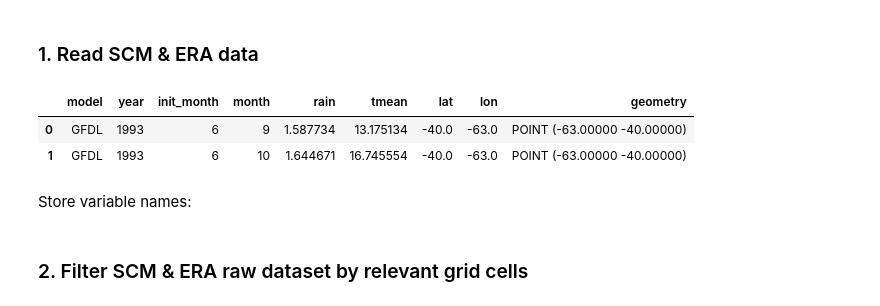
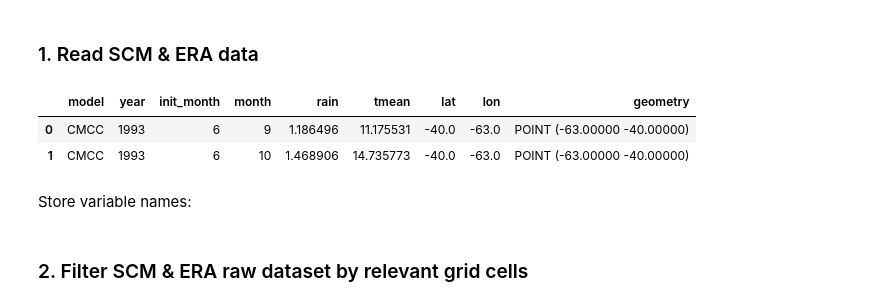
Before and after one commit to mzachow/wheat-yield-forecast-argentina, a Jupyter notebook: 4_prepare_scm_data.ipynb, the cells around one changed output. Saved outputs shown, nothing was run; the diff lists cells and outputs as text; code cells hidden in the pictures.

```diff
--- a/4_prepare_scm_data.ipynb
+++ b/4_prepare_scm_data.ipynb
@@ -21,31 +21,31 @@ pd.set_option('display.max_columns', 100)
 # %%
 # Read ERA data
 era_final = pd.read_csv("files/ERA/processed/era_final_features.csv")
 era_raw = pd.read_csv("files/ERA/processed/era_tmean_rain_all_departments.csv").assign(model="ERA", init_month=12)
 #era_raw_unstructured = pd.read_csv("files/ERA/processed/era_tmean_rain_all_departments_not_structured.csv").assign(model="ERA", init_month=12)
 
 # Read SCM data
 c3s = pd.read_csv("c3s/data/c3s_hindcasts.csv")
 nmme = pd.read_csv("nmme/data/nmme_hindcasts.csv")
-scm = pd.concat([nmme, c3s], ignore_index=True).drop_duplicates().rename(columns={"forecasted_month":"month"})
+scm = pd.concat([c3s, nmme], ignore_index=True).drop_duplicates().rename(columns={"forecasted_month":"month"})
 scm["rain"] = scm["rain"].apply(lambda x: x*1000)
 
 # Read study region polygon
 study_region = gpd.read_file("files/shapefiles/study_region.shp")
 
 # Filter SCM data by month and model
 scm = scm.loc[(scm["year"].between(1993, 2016)) & (scm["init_month"].between(6, 11) & (scm["model"].isin(['GFDL', 'CCSM4', 'NASA', 'CMCC', 'DWD', 'ECMWF', 'METFR', 'UKMO', 'ECCC', 'NCEP'])))].reset_index(drop=True)
 
 # Filter SCM data by grid cells of study region
 scm = gpd.GeoDataFrame(scm, geometry=gpd.points_from_xy(scm["lon"], scm["lat"], crs="EPSG:4326"))
 coordinates = gpd.sjoin(scm[["geometry", "lat", "lon"]].drop_duplicates(), study_region).reset_index(drop=True)[["name", "lat", "lon"]]
 scm = scm.merge(coordinates[["lat", "lon"]], on=["lat", "lon"], how="right")
 
 scm.head(2)
 # %% [output]
 |  | model | year | init_month | month | rain | tmean | lat | lon | geometry |
-| 0 | GFDL | 1993 | 6 | 9 | 1.587734 | 13.175134 | -40.0 | -63.0 | POINT (-63.00000 -40.00000) |
-| 1 | GFDL | 1993 | 6 | 10 | 1.644671 | 16.745554 | -40.0 | -63.0 | POINT (-63.00000 -40.00000) |
+| 0 | CMCC | 1993 | 6 | 9 | 1.186496 | 11.175531 | -40.0 | -63.0 | POINT (-63.00000 -40.00000) |
+| 1 | CMCC | 1993 | 6 | 10 | 1.468906 | 14.735773 | -40.0 | -63.0 | POINT (-63.00000 -40.00000) |
 # %% [markdown]
 Store variable names:
 # %%
```
Also changed, not shown: parts of 6 cells of this notebook, 20 other files.
